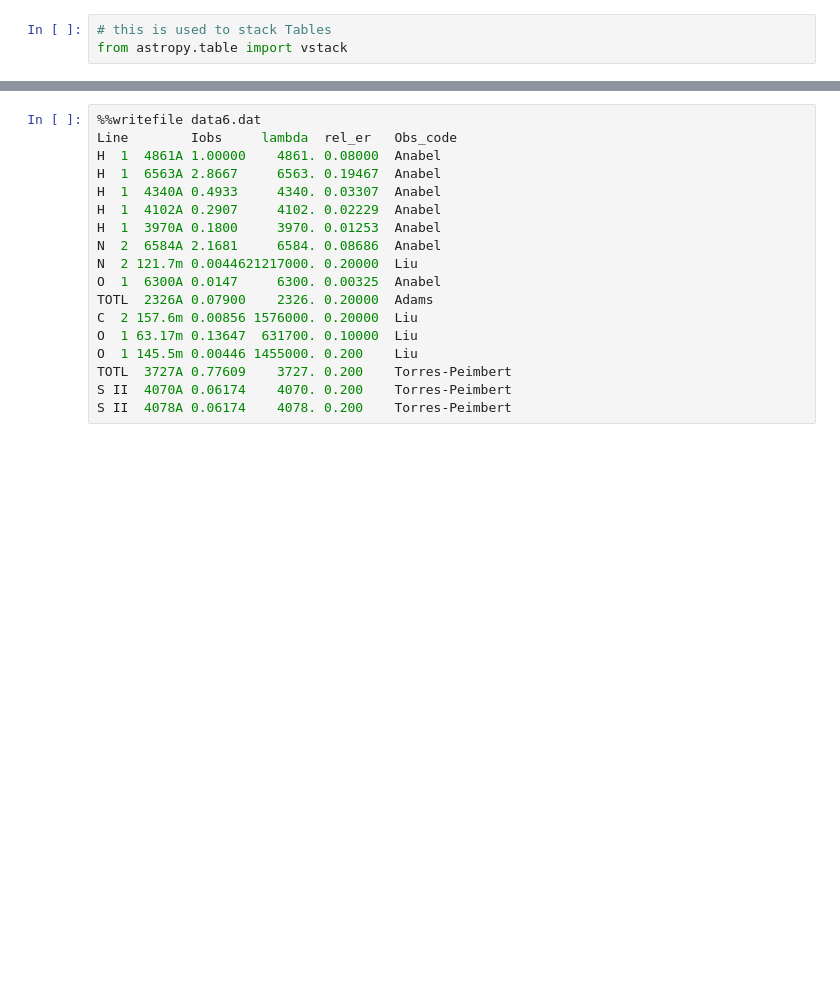
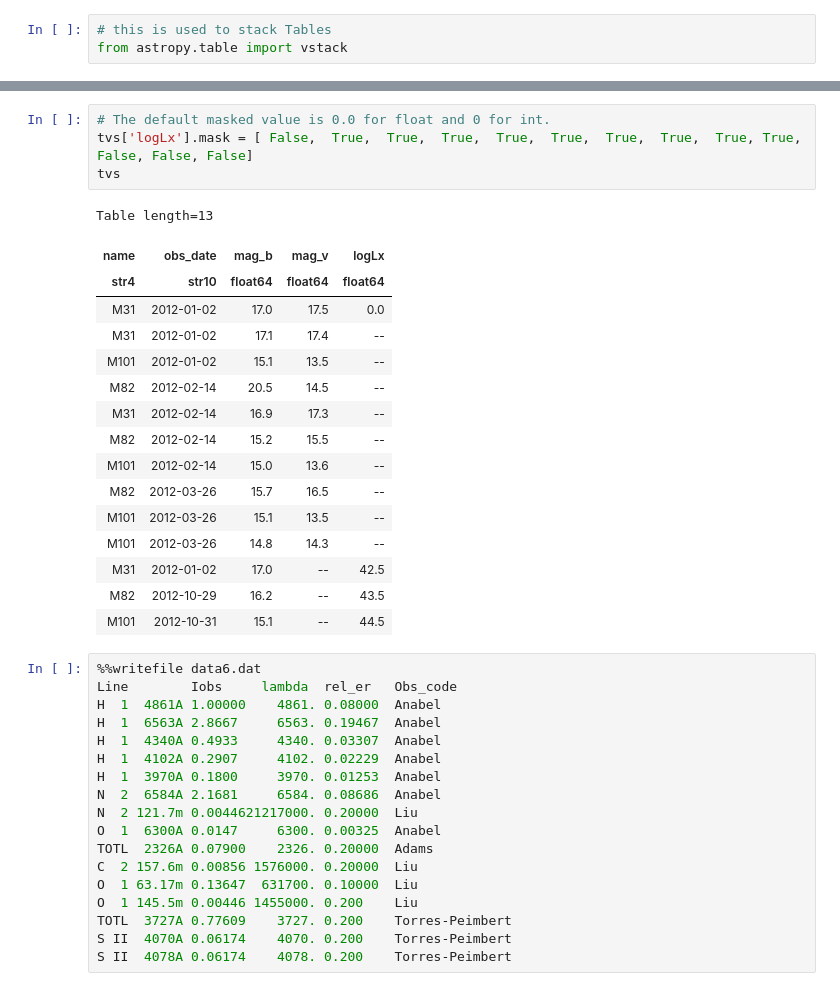
Before and after one commit to Morisset/Python-lectures-Notebooks, a Jupyter notebook: Lecture_Notebooks/Using_astropy.ipynb, the cells around one changed output, grey strips where cells are left out. Drawn from its saved outputs; the diff is of its cells as text; blank space fills up the shorter version.

```diff
--- a/Lecture_Notebooks/Using_astropy.ipynb
+++ b/Lecture_Notebooks/Using_astropy.ipynb
@@ -791,6 +845,27 @@ Table length=13
 | M31 | 2012-01-02 | 17.0 | -- | 42.5 |
 | M82 | 2012-10-29 | 16.2 | -- | 43.5 |
 | M101 | 2012-10-31 | 15.1 | -- | 44.5 |
+# %%
+# The default masked value is 0.0 for float and 0 for int.
+tvs['logLx'].mask = [ False,  True,  True,  True,  True,  True,  True,  True,  True, True, False, False, False]
+tvs
+# %% [output]
+Table length=13
+| name | obs_date | mag_b | mag_v | logLx |
+| str4 | str10 | float64 | float64 | float64 |
+| M31 | 2012-01-02 | 17.0 | 17.5 | 0.0 |
+| M31 | 2012-01-02 | 17.1 | 17.4 | -- |
+| M101 | 2012-01-02 | 15.1 | 13.5 | -- |
+| M82 | 2012-02-14 | 20.5 | 14.5 | -- |
+| M31 | 2012-02-14 | 16.9 | 17.3 | -- |
+| M82 | 2012-02-14 | 15.2 | 15.5 | -- |
+| M101 | 2012-02-14 | 15.0 | 13.6 | -- |
+| M82 | 2012-03-26 | 15.7 | 16.5 | -- |
+| M101 | 2012-03-26 | 15.1 | 13.5 | -- |
+| M101 | 2012-03-26 | 14.8 | 14.3 | -- |
+| M31 | 2012-01-02 | 17.0 | -- | 42.5 |
+| M82 | 2012-10-29 | 16.2 | -- | 43.5 |
+| M101 | 2012-10-31 | 15.1 | -- | 44.5 |
 # %%
 %%writefile data6.dat
 Line        Iobs     lambda  rel_er   Obs_code
```
Also changed, not shown: parts of 26 cells of this notebook, 2 other files.
